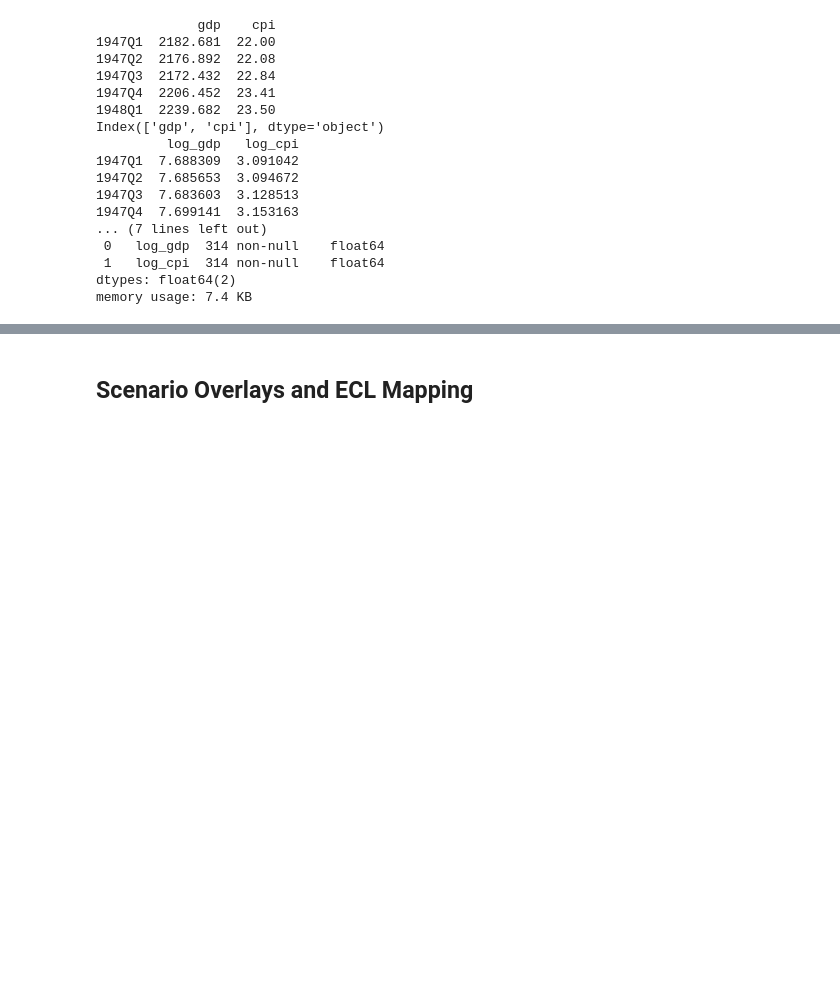
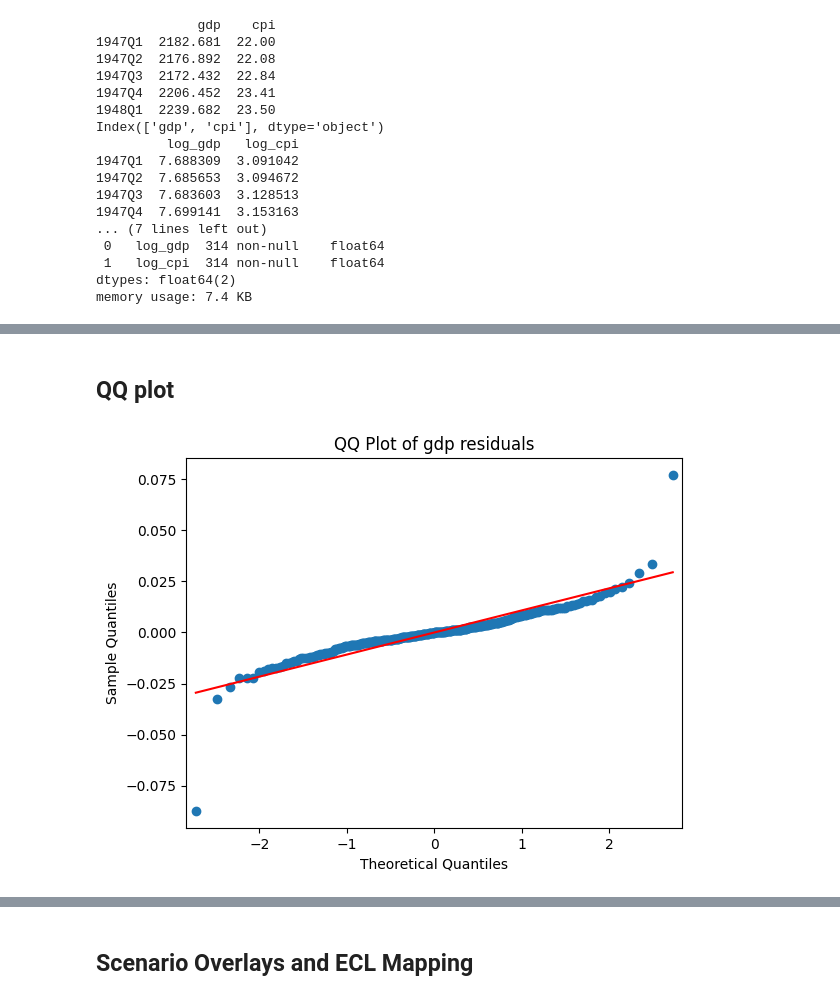
Before and after one commit to ruchimal3586/investment-analytics, a Jupyter notebook: macro-credit-sim/notebooks/macro-vecm-demo.ipynb, the cells around one changed output, grey strips where cells are left out. Cells and saved outputs as stored; diff of their text form; code cells hidden in the pictures; blank space fills up the shorter version.

```diff
--- a/macro-credit-sim/notebooks/macro-vecm-demo.ipynb
+++ b/macro-credit-sim/notebooks/macro-vecm-demo.ipynb
@@ -199,0 +239,8 @@ None
+# %% [markdown]
+## QQ plot
+# %%
+sm.qqplot(resid_arr[:,0], line ='s')
+plt.title("QQ Plot of gdp residuals")
+plt.show()
+# %% [output]
+[figure, added]
```
Also changed, not shown: parts of 29 cells of this notebook, 1 other file.
